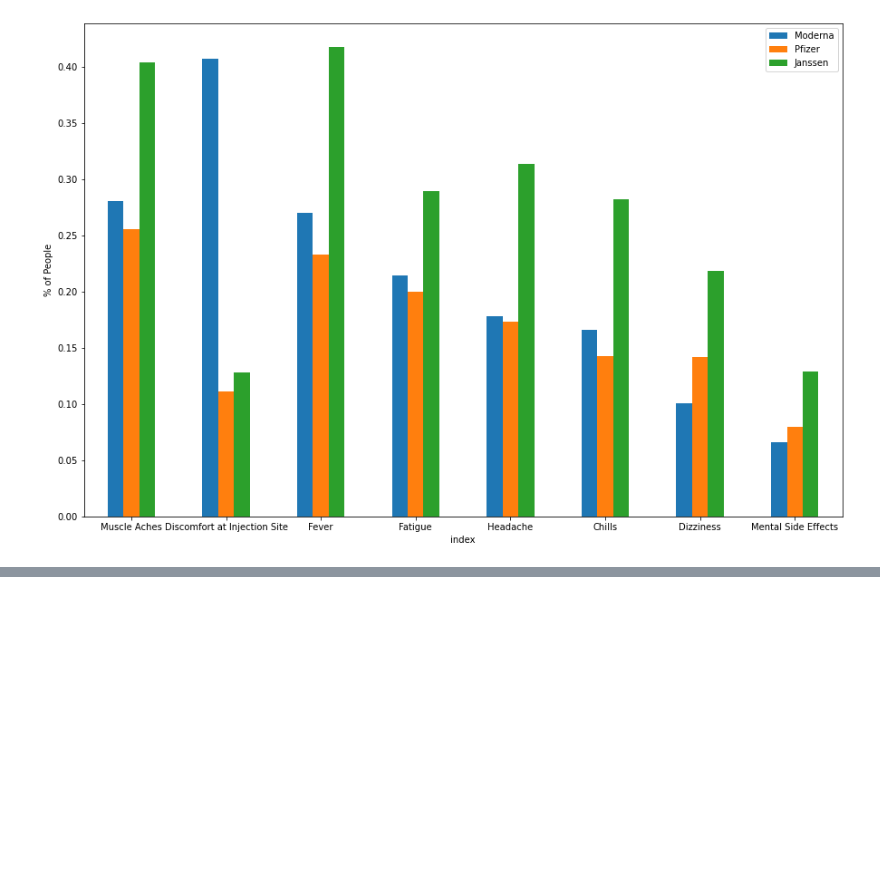
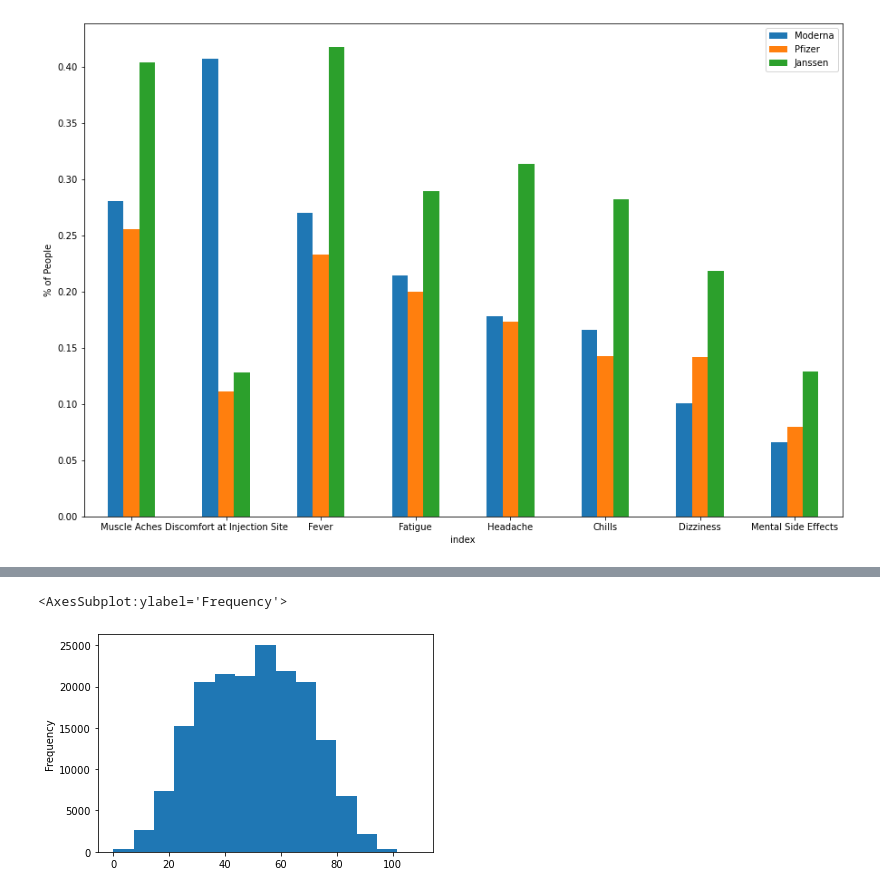
Before and after one commit to atwahl/team_55, a Jupyter notebook: vaers_cleaned.ipynb, the cells around one changed output, grey strips where cells are left out. Saved outputs shown, nothing was run; the diff lists cells and outputs as text; code cells hidden in the pictures; blank space fills up the shorter version.

```diff
--- a/vaers_cleaned.ipynb
+++ b/vaers_cleaned.ipynb
@@ -916,0 +919,2 @@ topsymm.to_csv("clean_data/male_symptoms.csv", index=False)
+# %%
+clean = clean[clean["AGE_YRS"].notnull()]
@@ -916,0 +942,5 @@ topsymm.to_csv("clean_data/male_symptoms.csv", index=False)
+# %%
+clean["AGE_YRS"].plot.hist(bins=15)
+# %% [output]
+<AxesSubplot:ylabel='Frequency'>
+[figure, added]
```
Also changed, not shown: parts of 84 cells of this notebook, 5 other files.
